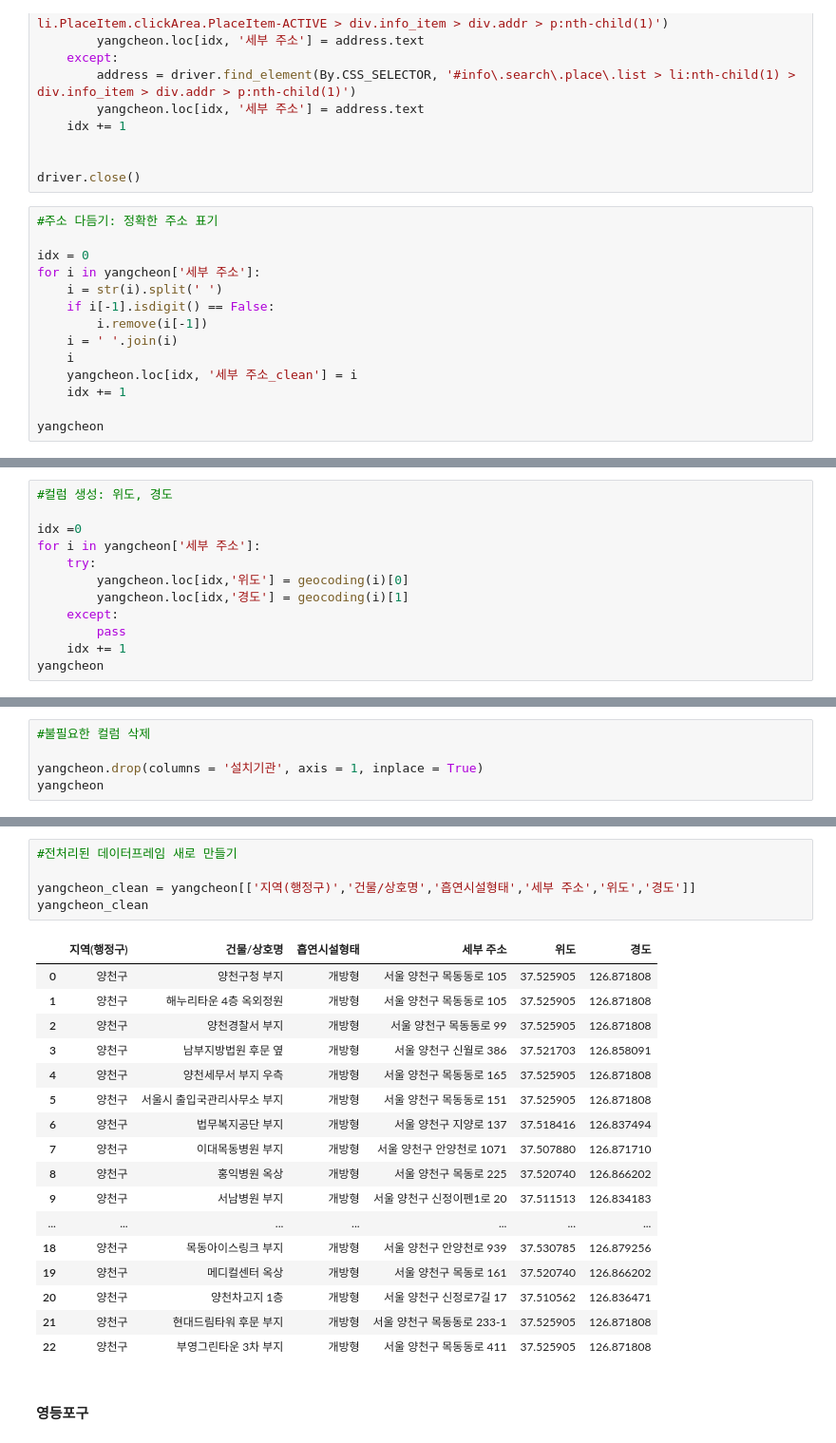
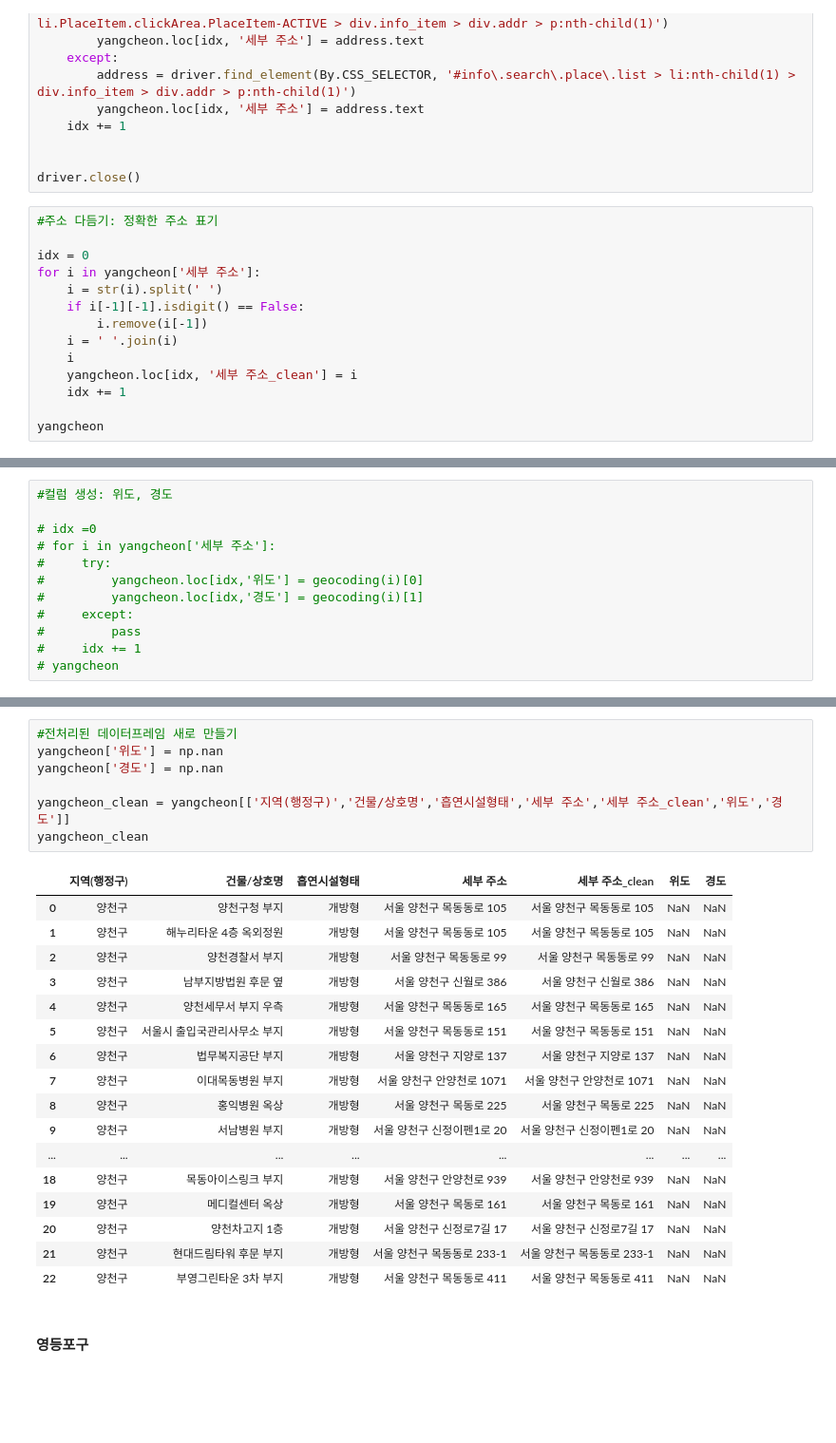
Before and after one commit to palesaltedcaramel/kick_map, a Jupyter notebook: 흡연구역_애림/데이터셋전처리.ipynb, the cells around one changed output, grey strips where cells are left out. Shown at 95% size. Cells and saved outputs as stored; diff of their text form; blank space fills up the shorter version.

```diff
--- a/흡연구역_애림/데이터셋전처리.ipynb
+++ b/흡연구역_애림/데이터셋전처리.ipynb
@@ -576,7 +570,7 @@ driver.close()
 idx = 0
 for i in yangcheon['세부 주소']:
     i = str(i).split(' ')
-    if i[-1].isdigit() == False:
+    if i[-1][-1].isdigit() == False:
         i.remove(i[-1])
     i = ' '.join(i)
     i
@@ -605,12 +599,12 @@ yangcheon
 # %%
 #컬럼 생성: 위도, 경도
 
-idx =0
-for i in yangcheon['세부 주소']:
-    try:
-        yangcheon.loc[idx,'위도'] = geocoding(i)[0]
-        yangcheon.loc[idx,'경도'] = geocoding(i)[1]
-    except:
-        pass
-    idx += 1
-yangcheon
+# idx =0
+# for i in yangcheon['세부 주소']:
+#     try:
+#         yangcheon.loc[idx,'위도'] = geocoding(i)[0]
+#         yangcheon.loc[idx,'경도'] = geocoding(i)[1]
+#     except:
+#         pass
+#     idx += 1
+# yangcheon
@@ -658,5 +633,0 @@ yangcheon
-# %%
-#불필요한 컬럼 삭제
-
-yangcheon.drop(columns = '설치기관', axis = 1, inplace = True)
-yangcheon
@@ -681,26 +634,28 @@ yangcheon
 # %%
 #전처리된 데이터프레임 새로 만들기
+yangcheon['위도'] = np.nan
+yangcheon['경도'] = np.nan
 
-yangcheon_clean = yangcheon[['지역(행정구)','건물/상호명','흡연시설형태','세부 주소','위도','경도']]
+yangcheon_clean = yangcheon[['지역(행정구)','건물/상호명','흡연시설형태','세부 주소','세부 주소_clean','위도','경도']]
 yangcheon_clean
 # %% [output]
-|  | 지역(행정구) | 건물/상호명 | 흡연시설형태 | 세부 주소 | 위도 | 경도 |
-| 0 | 양천구 | 양천구청 부지 | 개방형 | 서울 양천구 목동동로 105 | 37.525905 | 126.871808 |
-| 1 | 양천구 | 해누리타운 4층 옥외정원 | 개방형 | 서울 양천구 목동동로 105 | 37.525905 | 126.871808 |
-| 2 | 양천구 | 양천경찰서 부지 | 개방형 | 서울 양천구 목동동로 99 | 37.525905 | 126.871808 |
-| 3 | 양천구 | 남부지방법원 후문 옆 | 개방형 | 서울 양천구 신월로 386 | 37.521703 | 126.858091 |
-| 4 | 양천구 | 양천세무서 부지 우측 | 개방형 | 서울 양천구 목동동로 165 | 37.525905 | 126.871808 |
-| 5 | 양천구 | 서울시 출입국관리사무소 부지 | 개방형 | 서울 양천구 목동동로 151 | 37.525905 | 126.871808 |
-| 6 | 양천구 | 법무복지공단 부지 | 개방형 | 서울 양천구 지양로 137 | 37.518416 | 126.837494 |
-| 7 | 양천구 | 이대목동병원 부지 | 개방형 | 서울 양천구 안양천로 1071 | 37.507880 | 126.871710 |
-| 8 | 양천구 | 홍익병원 옥상 | 개방형 | 서울 양천구 목동로 225 | 37.520740 | 126.866202 |
-| 9 | 양천구 | 서남병원 부지 | 개방형 | 서울 양천구 신정이펜1로 20 | 37.511513 | 126.834183 |
-| ... | ... | ... | ... | ... | ... | ... |
-| 18 | 양천구 | 목동아이스링크 부지 | 개방형 | 서울 양천구 안양천로 939 | 37.530785 | 126.879256 |
-| 19 | 양천구 | 메디컬센터 옥상 | 개방형 | 서울 양천구 목동로 161 | 37.520740 | 126.866202 |
-| 20 | 양천구 | 양천차고지 1층 | 개방형 | 서울 양천구 신정로7길 17 | 37.510562 | 126.836471 |
-| 21 | 양천구 | 현대드림타워 후문 부지 | 개방형 | 서울 양천구 목동동로 233-1 | 37.525905 | 126.871808 |
-| 22 | 양천구 | 부영그린타운 3차 부지 | 개방형 | 서울 양천구 목동동로 411 | 37.525905 | 126.871808 |
+|  | 지역(행정구) | 건물/상호명 | 흡연시설형태 | 세부 주소 | 세부 주소_clean | 위도 | 경도 |
+| 0 | 양천구 | 양천구청 부지 | 개방형 | 서울 양천구 목동동로 105 | 서울 양천구 목동동로 105 | NaN | NaN |
+| 1 | 양천구 | 해누리타운 4층 옥외정원 | 개방형 | 서울 양천구 목동동로 105 | 서울 양천구 목동동로 105 | NaN | NaN |
+| 2 | 양천구 | 양천경찰서 부지 | 개방형 | 서울 양천구 목동동로 99 | 서울 양천구 목동동로 99 | NaN | NaN |
+| 3 | 양천구 | 남부지방법원 후문 옆 | 개방형 | 서울 양천구 신월로 386 | 서울 양천구 신월로 386 | NaN | NaN |
+| 4 | 양천구 | 양천세무서 부지 우측 | 개방형 | 서울 양천구 목동동로 165 | 서울 양천구 목동동로 165 | NaN | NaN |
+| 5 | 양천구 | 서울시 출입국관리사무소 부지 | 개방형 | 서울 양천구 목동동로 151 | 서울 양천구 목동동로 151 | NaN | NaN |
+| 6 | 양천구 | 법무복지공단 부지 | 개방형 | 서울 양천구 지양로 137 | 서울 양천구 지양로 137 | NaN | NaN |
+| 7 | 양천구 | 이대목동병원 부지 | 개방형 | 서울 양천구 안양천로 1071 | 서울 양천구 안양천로 1071 | NaN | NaN |
+| 8 | 양천구 | 홍익병원 옥상 | 개방형 | 서울 양천구 목동로 225 | 서울 양천구 목동로 225 | NaN | NaN |
+| 9 | 양천구 | 서남병원 부지 | 개방형 | 서울 양천구 신정이펜1로 20 | 서울 양천구 신정이펜1로 20 | NaN | NaN |
+| ... | ... | ... | ... | ... | ... | ... | ... |
+| 18 | 양천구 | 목동아이스링크 부지 | 개방형 | 서울 양천구 안양천로 939 | 서울 양천구 안양천로 939 | NaN | NaN |
+| 19 | 양천구 | 메디컬센터 옥상 | 개방형 | 서울 양천구 목동로 161 | 서울 양천구 목동로 161 | NaN | NaN |
+| 20 | 양천구 | 양천차고지 1층 | 개방형 | 서울 양천구 신정로7길 17 | 서울 양천구 신정로7길 17 | NaN | NaN |
+| 21 | 양천구 | 현대드림타워 후문 부지 | 개방형 | 서울 양천구 목동동로 233-1 | 서울 양천구 목동동로 233-1 | NaN | NaN |
+| 22 | 양천구 | 부영그린타운 3차 부지 | 개방형 | 서울 양천구 목동동로 411 | 서울 양천구 목동동로 411 | NaN | NaN |
 # %% [markdown]
 #### 영등포구
 # %%
```
Also changed, not shown: parts of 58 cells of this notebook, 2 other files.
